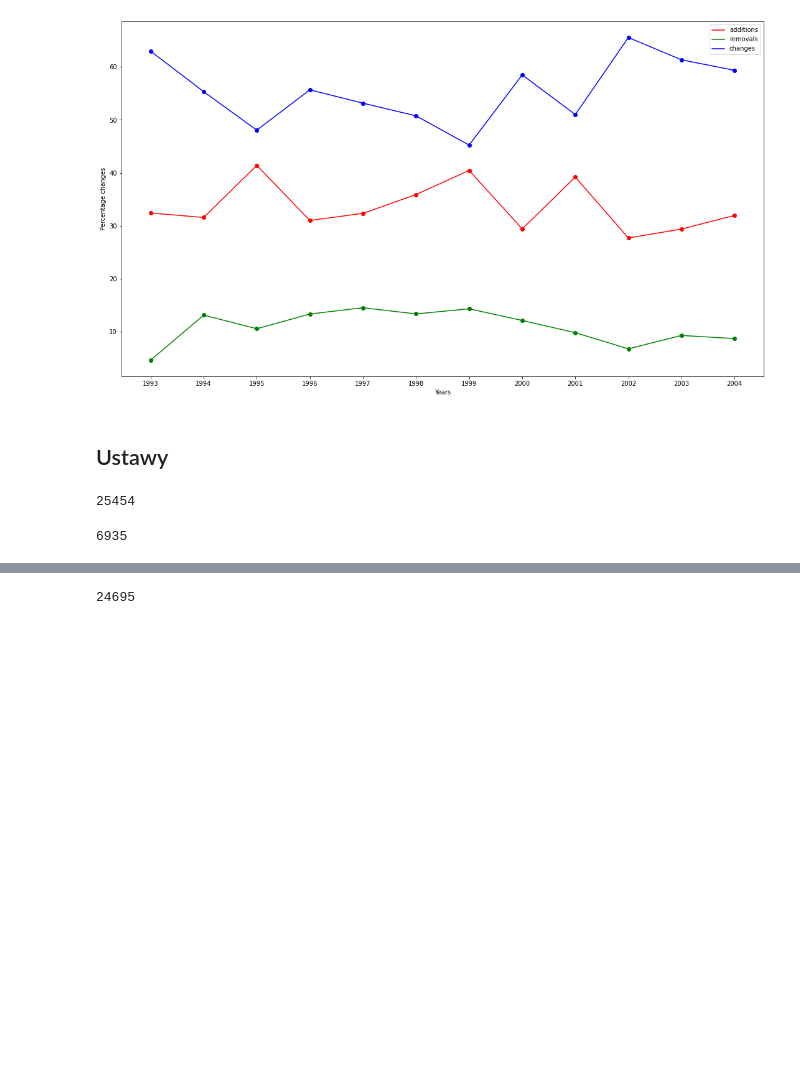
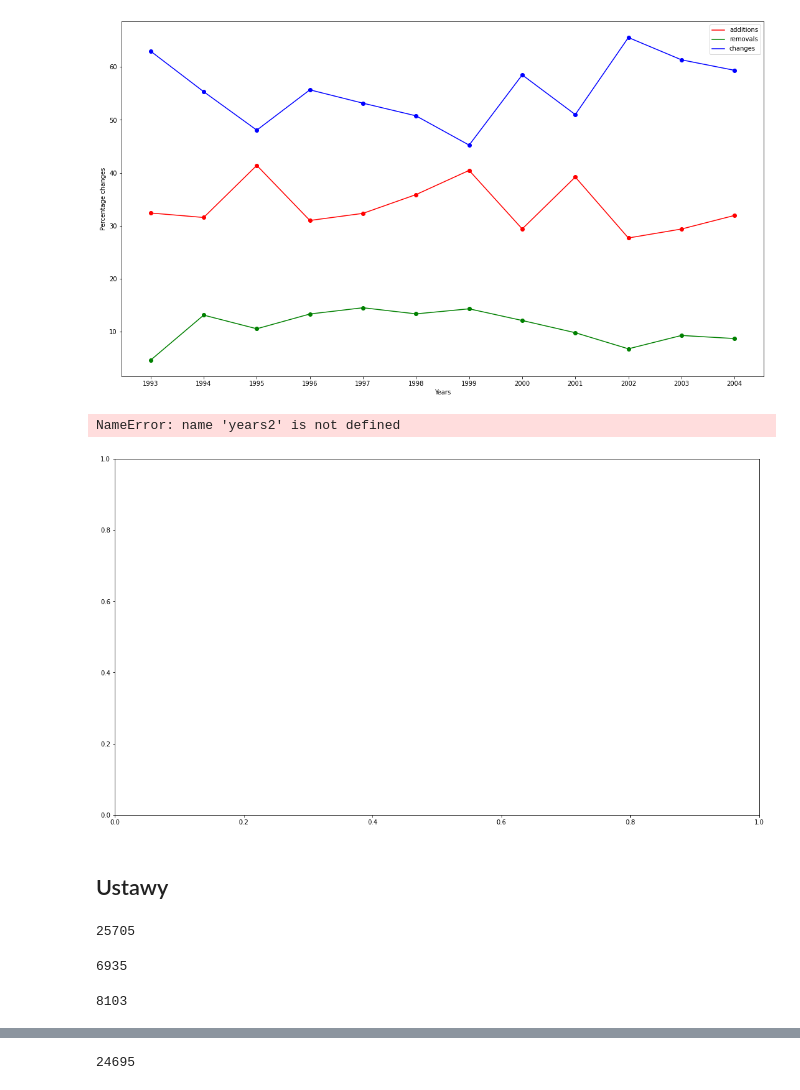
Before and after one commit to Oskar-Kosciolek/nlp, a Jupyter notebook: Lab1/Lab_1_regexp.ipynb, the cells around one changed output, grey strips where cells are left out. Saved outputs shown, nothing was run; the diff lists cells and outputs as text; code cells hidden in the pictures; blank space fills up the shorter version.

```diff
--- a/Lab_1_regexp.ipynb
+++ b/Lab1/Lab_1_regexp.ipynb
@@ -29,7 +31,9 @@ regexp_change = r'(?:ust|pkt|lit|rozdzia[lł]|ust|§|art|poz)*\.*\w*\s*(?:otrzym
 ## 3. Search in files
 # %%
 results = {'add': {}, 'rem': {}, 'cha': {}}
+results2 = {'add': {}, 'rem': {}, 'cha': {}}
 years = []
+years2 = []
 for file in files:
     year = str(regex.findall(r'(\d{4})_', file)[0])
     if year not in years:
@@ -39,14 +43,28 @@ for file in files:
         results['cha'][year] = 0
     with open(file, encoding='UTF-8') as f:
         text = f.read()
+        year2 = regex.findall(reg_year, text, flags=regex.IGNORECASE)
+        if not year2:
+            print(file)
+            year2 = '0'
+        else:
+            year2 = str(year2[0])
+        if year2 not in years2:
+            years2.append(year2)
+            results2['add'][year2] = 0
+            results2['rem'][year2] = 0
+            results2['cha'][year2] = 0
         reg_add = regex.findall(regexp_addition, text, flags=regex.IGNORECASE)
         if reg_add:
             results['add'][year] += len(reg_add)
+            results2['add'][year2] += len(reg_add)
         reg_rem = regex.findall(regexp_removal, text, flags=regex.IGNORECASE)
         if reg_rem:
             results['rem'][year] += len(reg_rem)
+            results2['rem'][year2] += len(reg_rem)
         reg_cha = regex.findall(regexp_change, text, flags=regex.IGNORECASE)
         if reg_cha:
             results['cha'][year] += len(reg_cha)
+            results2['cha'][year2] += len(reg_cha)
 # %%
 # sum(results['add'].values()), sum(results['rem'].values()), sum(results['cha'].values())
@@ -71,6 +73,19 @@ add_vals = np.array(list(results['add'].values())).astype('float')
 rem_vals = np.array(list(results['rem'].values())).astype('float')
 cha_vals = np.array(list(results['cha'].values())).astype('float')
 all_sum = np.add(np.add(add_vals, rem_vals), cha_vals)
+# %%
+results2['add'] = dict(sorted(results2['add'].items()))
+results2['rem'] = dict(sorted(results2['rem'].items()))
+results2['cha'] = dict(sorted(results2['cha'].items()))
+add_vals2 = np.array(list(results2['add'].values())).astype('float')
+rem_vals2 = np.array(list(results2['rem'].values())).astype('float')
+cha_vals2 = np.array(list(results2['cha'].values())).astype('float')
+del results2['add']['0']
+del results2['rem']['0']
+del results2['cha']['0']
+all_sum2 = np.add(np.add(add_vals2, rem_vals2), cha_vals2)
+add_vals2.sort()
+years2.sort()
 # %%
 fig, ax = plt.subplots()
 fig.set_size_inches(18.5, 10.5)
@@ -89,33 +104,72 @@ fig.savefig("test.png")
 plt.show()
 # %% [output]
 [figure]
+# %%
+fig, ax = plt.subplots()
+fig.set_size_inches(18.5, 10.5)
+
+ax.plot(years2, add_vals2/all_sum2*100, color='r')
+ax.plot(years2, rem_vals2/all_sum2*100, color='g')
+ax.plot(years2, cha_vals2/all_sum2*100, color='b')
+ax.scatter(years2, add_vals2/all_sum2*100, color='r')
+ax.scatter(years2, rem_vals2/all_sum2*100, color='g')
+ax.scatter(years2, cha_vals2/all_sum2*100, color='b')
+
+ax.set(xlabel='Years', ylabel='Percentage changes')
+ax.legend(['additions','removals','changes'])
+
+fig.savefig("test.png")
+plt.show()
+# %% [output]
+NameError: name 'years2' is not defined
+[figure, added]
 # %% [markdown]
 ## Ustawy
 # %%
 # All forms of "ustawa".
-regex_ustawa = r'(?:ustaw(?:y|ę|ą|ie|om|o|ami|ach|a|\s))'
+regex_ustawa = r'(?:ustaw(?:y|ę|ą|ie|om|o|ami|ach|a|\s|\b))'
+# regex_ustawa = r'(?:ustaw(?:y|ę|ą|ie|om|o|ami|ach|a|\s|\b))'
 cnt1 = 0
 for file in files:
     with open(file, encoding='UTF-8') as f:
         text = f.read()
         reg_u = regex.findall(regex_ustawa, text, flags=regex.IGNORECASE)
+
         if len(reg_u):
             cnt1 += len(reg_u)
 cnt1
 # %% [output]
-25454
+25705
+# %%
+# All forms followed by "z dnia".
+regex_ustawa = r'(?:ustaw(?:y|ę|e|ą|ie|om|o|ami|ach|a|\s|\b)(?:.z dnia))'
+# regex_ustawa = r'(?:ustaw(?:y|ę|e|ą|ie|om|o|ami|ach|a|\s|\b)(?:.z dnia))'
+cnt2 = 0
+for file in files:
+    with open(file, encoding='UTF-8') as f:
+        text = f.read()
+        reg_u = regex.findall(regex_ustawa, text, flags=regex.IGNORECASE)
+        if 'ustawach' in reg_u:
+            print(reg_u)
+        if len(reg_u):
+            cnt2 += len(reg_u)
+cnt2
+# %% [output]
+6935
 # %%
 # All forms followed by "z dnia".
-regex_ustawa = r'(?:ustaw(?:y|ę|ą|ie|om|o|ami|ach|a|\s)(?:.z dnia))'
+regex_ustawa = r'(?:ustaw(?:y|ę|e|ą|ie|om|o|ami|ach|a|\s|\b)(?:\s*z dnia))'
 cnt2 = 0
 for file in files:
     with open(file, encoding='UTF-8') as f:
         text = f.read()
         reg_u = regex.findall(regex_ustawa, text, flags=regex.IGNORECASE)
+        if 'ustawach' in reg_u:
+            print(reg_u)
         if len(reg_u):
             cnt2 += len(reg_u)
 cnt2
 # %% [output]
-6935
+8103
 # %%
 # All forms NOT followed by "z dnia".
```
Also changed, not shown: parts of 4 cells of this notebook, 2 other files.
